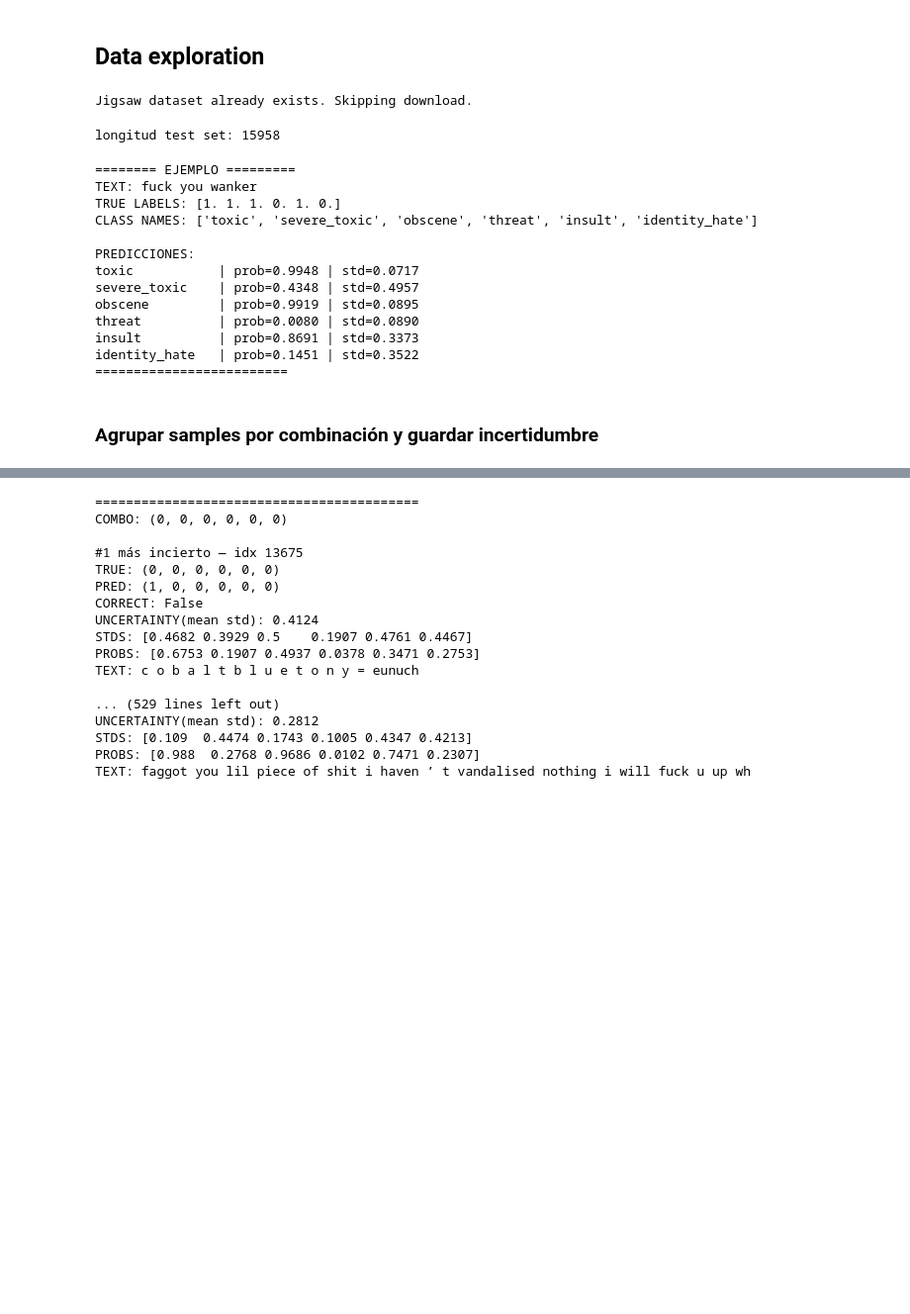
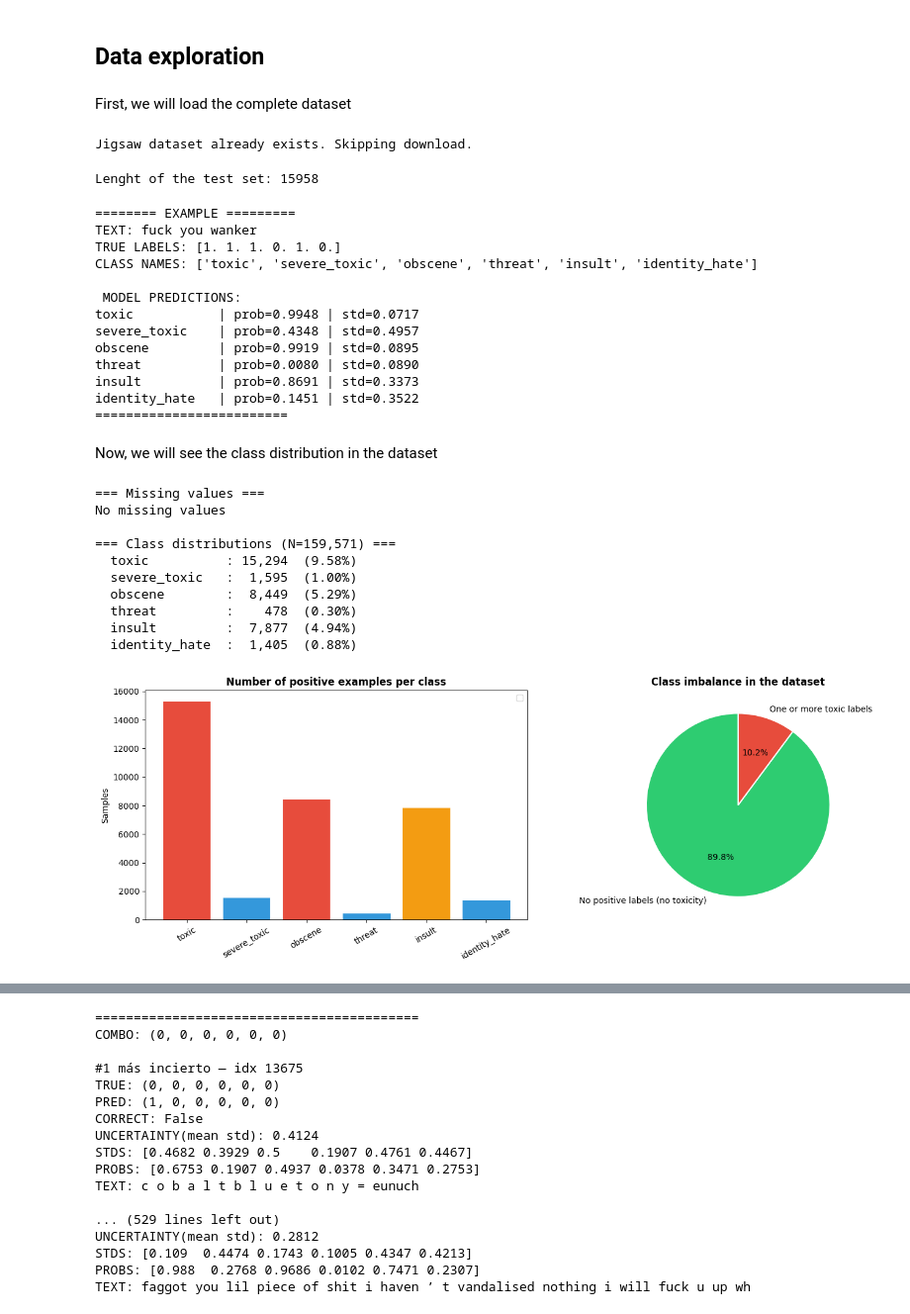
Before and after one commit to NatLey30/uncertainty-aware-moderation, a Jupyter notebook: model_analysis.ipynb, the cells around one changed output, grey strips where cells are left out. Shown at 99% size. Cells and saved outputs as stored; diff of their text form; code cells hidden in the pictures; blank space fills up the shorter version.

Commit message:
Add visualizations to the notebooks to explore the model

```diff
--- a/model_analysis.ipynb
+++ b/model_analysis.ipynb
@@ -58,15 +67,17 @@ DistilBERTWithGP(
 # %% [markdown]
 ## Data exploration
+# %% [markdown]
+First, we will load the complete dataset
 # %%
 datasets, id2label = load_and_prepare_datasets(
     tokenizer=tokenizer,
 )
 
 test_set = datasets["test"]
-print("longitud test set:", len(test_set))
+print("Lenght of the test set:", len(test_set))
 # %% [output]
 Jigsaw dataset already exists. Skipping download.
-longitud test set: 15958
+Lenght of the test set: 15958
 # %%
 i = 4
 sample = test_set[i]
@@ -74,13 +85,13 @@ sample = test_set[i]
 text = tokenizer.decode(sample["input_ids"], skip_special_tokens=True)
 label = sample["labels"]
 
-print("======== EJEMPLO =========")
+print("======== EXAMPLE =========")
 
 print("TEXT:", text)
 print("TRUE LABELS:", label.numpy())
 print("CLASS NAMES:", id2label)
 
-print("\nPREDICCIONES:")
+print("\n MODEL PREDICTIONS:")
 
 result = predict_with_uncertainty(model, tokenizer, text, id2label, device="cuda")
 for label, prob, std in result["all_scores"]:
@@ -88,12 +99,12 @@ for label, prob, std in result["all_scores"]:
 
 print("=========================")
 # %% [output]
-======== EJEMPLO =========
+======== EXAMPLE =========
 TEXT: fuck you wanker
 TRUE LABELS: [1. 1. 1. 0. 1. 0.]
 CLASS NAMES: ['toxic', 'severe_toxic', 'obscene', 'threat', 'insult', 'identity_hate']
 
-PREDICCIONES:
+ MODEL PREDICTIONS:
 toxic           | prob=0.9948 | std=0.0717
 severe_toxic    | prob=0.4348 | std=0.4957
 obscene         | prob=0.9919 | std=0.0895
@@ -101,5 +112,64 @@ threat          | prob=0.0080 | std=0.0890
 insult          | prob=0.8691 | std=0.3373
 identity_hate   | prob=0.1451 | std=0.3522
 =========================
-# %% [markdown]
-### Agrupar samples por combinación y guardar incertidumbre
+# %% [markdown]
+Now, we will see the class distribution in the dataset
+# %%
+# Load the train set
+df_raw = pd.read_csv('data/jigsaw/train.csv')
+
+label_cols = ['toxic', 'severe_toxic', 'obscene', 'threat', 'insult', 'identity_hate']
+
+# Missing values
+print('=== Missing values ===')
+missing = df_raw.isnull().sum()
+print(missing[missing > 0] if missing.any() else 'No missing values')
+
+# --- Class distribution ---
+counts = df_raw[label_cols].sum()
+total = len(df_raw)
+print(f'\n=== Class distributions (N={total:,}) ===')
+for col in label_cols:
+    n = int(counts[col])
+    pct = 100 * n / total
+    print(f'  {col:15s}: {n:6,}  ({pct:.2f}%)')
+
+# Plot
+fig, axes = plt.subplots(1, 2, figsize=(14, 5))
+
+# Bar chart – counter
+colors = ['#e74c3c' if c > 0.05 * total else '#f39c12' if c > 0.01 * total else '#3498db'
+          for c in counts]
+axes[0].bar(label_cols, counts.values, color=colors, edgecolor='white', linewidth=0.8)
+axes[0].set_title('Number of positive examples per class', fontweight='bold')
+axes[0].set_ylabel('Samples')
+axes[0].tick_params(axis='x', rotation=30)
+axes[0].legend()
+
+# Pie – positive vs at least one negative
+any_toxic = (df_raw[label_cols].sum(axis=1) > 0).sum()
+clean = total - any_toxic
+axes[1].pie(
+    [clean, any_toxic],
+    labels=['No positive labels (no toxicity)', 'One or more toxic labels'],
+    autopct='%1.1f%%',
+    colors=['#2ecc71', '#e74c3c'],
+    startangle=90,
+    wedgeprops=dict(edgecolor='white', linewidth=1.5)
+)
+axes[1].set_title('Class imbalance in the dataset', fontweight='bold')
+
+plt.tight_layout()
+plt.show()
+# %% [output]
+=== Missing values ===
+No missing values
+
+=== Class distributions (N=159,571) ===
+  toxic          : 15,294  (9.58%)
+  severe_toxic   :  1,595  (1.00%)
+  obscene        :  8,449  (5.29%)
+  threat         :    478  (0.30%)
+  insult         :  7,877  (4.94%)
+  identity_hate  :  1,405  (0.88%)
+[figure, added]
```
Also changed, not shown: parts of 48 cells of this notebook.
